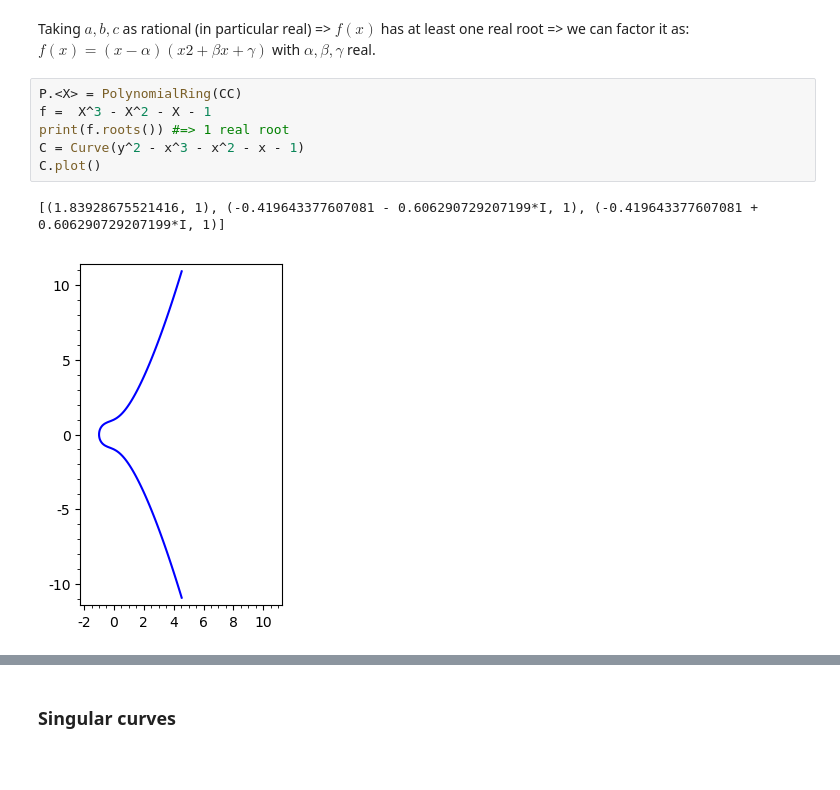
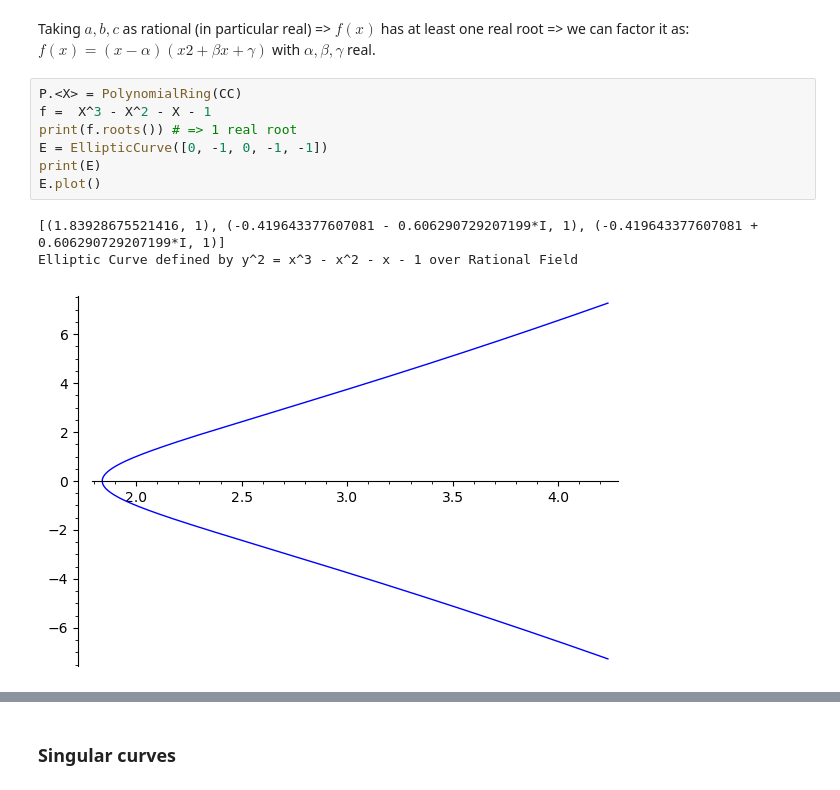
Before and after one commit to zademn/EverythingCrypto, a Jupyter notebook: E1 Mathematics/Elliptic_curves/Rational_points_on_elliptic_curves/Chapter_1_Geometry_and_arithmetic.ipynb, the cells around one changed output, grey strips where cells are left out. Saved outputs shown, nothing was run; the diff lists cells and outputs as text; blank space fills up the shorter version.

```diff
--- a/E1 Mathematics/Elliptic_curves/Rational_points_on_elliptic_curves/Chapter_1_Geometry_and_arithmetic.ipynb
+++ b/E1 Mathematics/Elliptic_curves/Rational_points_on_elliptic_curves/Chapter_1_Geometry_and_arithmetic.ipynb
@@ -55,12 +60,14 @@ $f(x)=(x−α)(x2+βx+γ)$ with $α, β, γ$ real.
 # %%
 P.<X> = PolynomialRing(CC)
 f =  X^3 - X^2 - X - 1
-print(f.roots()) #=> 1 real root
-C = Curve(y^2 - x^3 - x^2 - x - 1)
-C.plot()
+print(f.roots()) # => 1 real root
+E = EllipticCurve([0, -1, 0, -1, -1])
+print(E)
+E.plot()
 # %% [output]
 [(1.83928675521416, 1), (-0.419643377607081 - 0.606290729207199*I, 1), (-0.419643377607081 + 0.606290729207199*I, 1)]
+Elliptic Curve defined by y^2 = x^3 - x^2 - x - 1 over Rational Field
-[figure, old version]
+[figure, new version]
 # %%
 f =  X^3 - 2*X + 1
 print(f.roots()) #  3 real roots
```
Also changed, not shown: parts of 10 cells of this notebook, 8 other files.
